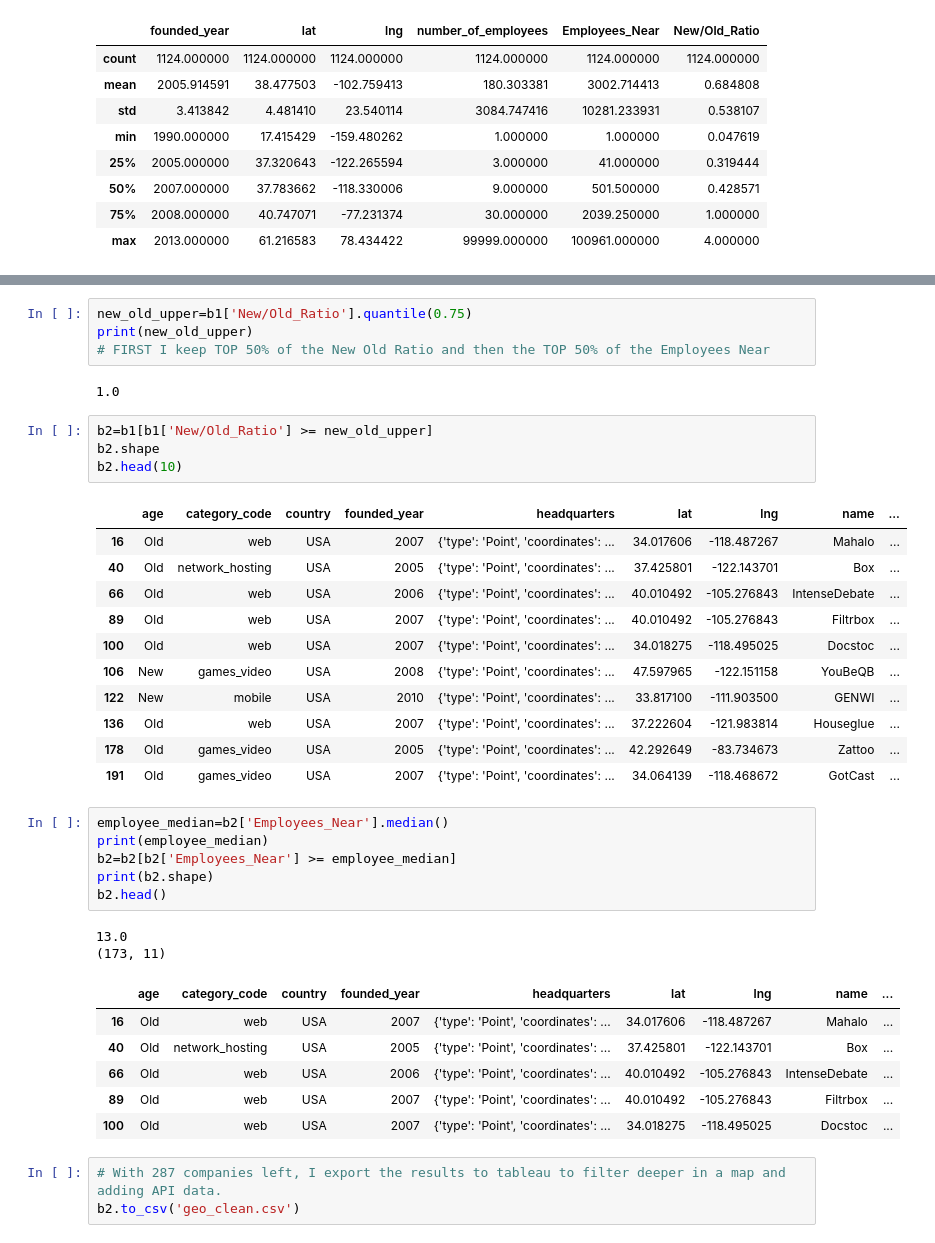
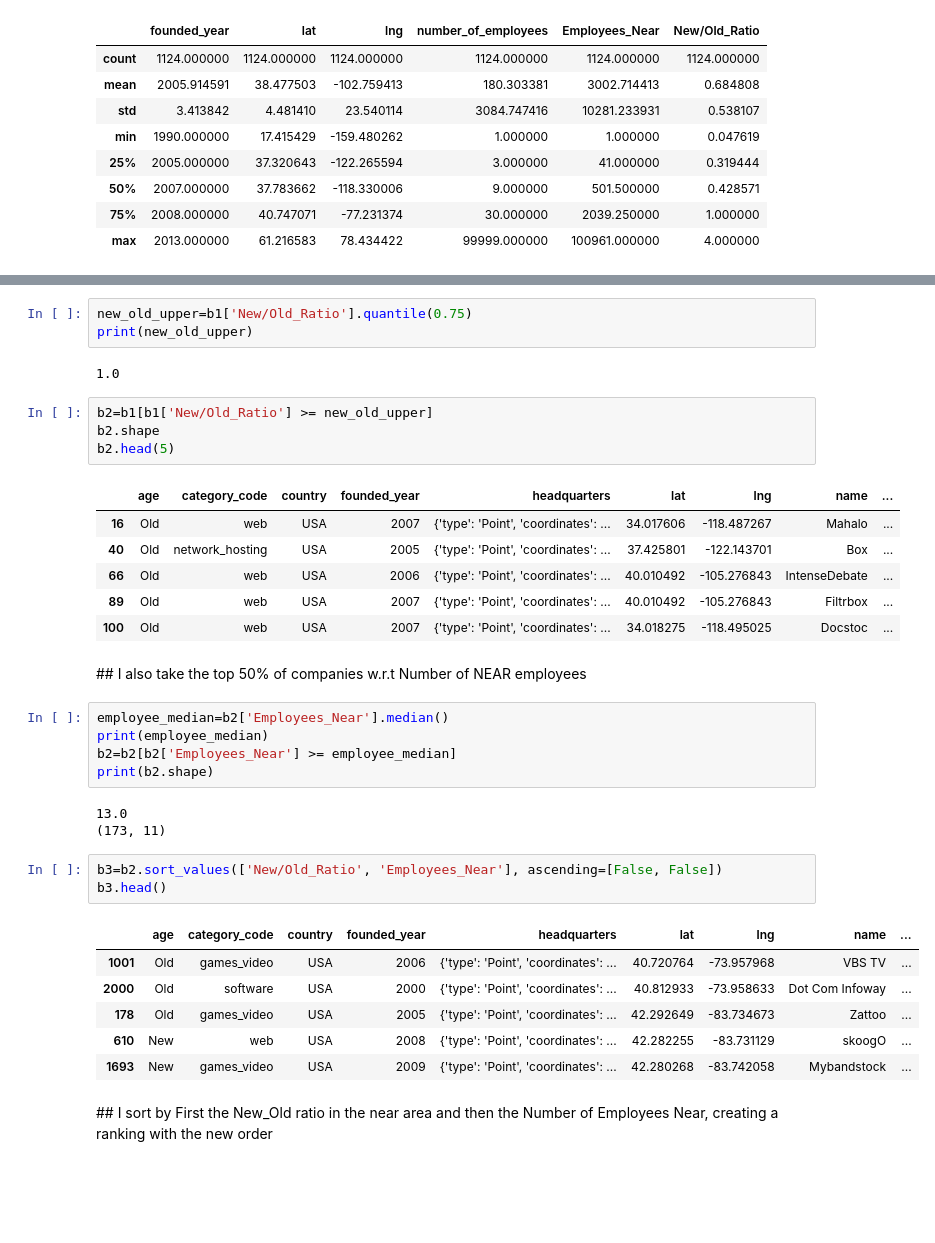
Before and after one commit to Pela12345/project-geospatial, a Jupyter notebook: Geo-Queries-Near.ipynb, the cells around one changed output, grey strips where cells are left out. Saved outputs shown, nothing was run; the diff lists cells and outputs as text; blank space fills up the shorter version.

```diff
--- a/Geo-Queries-Near.ipynb
+++ b/Geo-Queries-Near.ipynb
@@ -172,13 +176,12 @@ b1.describe()
 # %%
 new_old_upper=b1['New/Old_Ratio'].quantile(0.75)
 print(new_old_upper)
-# FIRST I keep TOP 50% of the New Old Ratio and then the TOP 50% of the Employees Near
 # %% [output]
 1.0
 # %%
 b2=b1[b1['New/Old_Ratio'] >= new_old_upper]
 b2.shape
-b2.head(10)
+b2.head(5)
 # %% [output]
 |  | age | category_code | country | founded_year | headquarters | lat | lng | name | ... |
 | 16 | Old | web | USA | 2007 | {'type': 'Point', 'coordinates': ... | 34.017606 | -118.487267 | Mahalo | ... |
@@ -186,26 +189,25 @@ b2.head(10)
 | 66 | Old | web | USA | 2006 | {'type': 'Point', 'coordinates': ... | 40.010492 | -105.276843 | IntenseDebate | ... |
 | 89 | Old | web | USA | 2007 | {'type': 'Point', 'coordinates': ... | 40.010492 | -105.276843 | Filtrbox | ... |
 | 100 | Old | web | USA | 2007 | {'type': 'Point', 'coordinates': ... | 34.018275 | -118.495025 | Docstoc | ... |
-| 106 | New | games_video | USA | 2008 | {'type': 'Point', 'coordinates': ... | 47.597965 | -122.151158 | YouBeQB | ... |
-| 122 | New | mobile | USA | 2010 | {'type': 'Point', 'coordinates': ... | 33.817100 | -111.903500 | GENWI | ... |
-| 136 | Old | web | USA | 2007 | {'type': 'Point', 'coordinates': ... | 37.222604 | -121.983814 | Houseglue | ... |
-| 178 | Old | games_video | USA | 2005 | {'type': 'Point', 'coordinates': ... | 42.292649 | -83.734673 | Zattoo | ... |
-| 191 | Old | games_video | USA | 2007 | {'type': 'Point', 'coordinates': ... | 34.064139 | -118.468672 | GotCast | ... |
+# %% [markdown]
+## I also take the top 50% of companies w.r.t Number of NEAR employees
 # %%
 employee_median=b2['Employees_Near'].median()
 print(employee_median)
 b2=b2[b2['Employees_Near'] >= employee_median]
 print(b2.shape)
-b2.head()
 # %% [output]
 13.0
 (173, 11)
-|  | age | category_code | country | founded_year | headquarters | lat | lng | name | ... |
-| 16 | Old | web | USA | 2007 | {'type': 'Point', 'coordinates': ... | 34.017606 | -118.487267 | Mahalo | ... |
-| 40 | Old | network_hosting | USA | 2005 | {'type': 'Point', 'coordinates': ... | 37.425801 | -122.143701 | Box | ... |
-| 66 | Old | web | USA | 2006 | {'type': 'Point', 'coordinates': ... | 40.010492 | -105.276843 | IntenseDebate | ... |
-| 89 | Old | web | USA | 2007 | {'type': 'Point', 'coordinates': ... | 40.010492 | -105.276843 | Filtrbox | ... |
-| 100 | Old | web | USA | 2007 | {'type': 'Point', 'coordinates': ... | 34.018275 | -118.495025 | Docstoc | ... |
-# %%
-# With 287 companies left, I export the results to tableau to filter deeper in a map and adding API data.
-b2.to_csv('geo_clean.csv')
+# %%
+b3=b2.sort_values(['New/Old_Ratio', 'Employees_Near'], ascending=[False, False])
+b3.head()
+# %% [output]
+|  | age | category_code | country | founded_year | headquarters | lat | lng | name | ... |
+| 1001 | Old | games_video | USA | 2006 | {'type': 'Point', 'coordinates': ... | 40.720764 | -73.957968 | VBS TV | ... |
+| 2000 | Old | software | USA | 2000 | {'type': 'Point', 'coordinates': ... | 40.812933 | -73.958633 | Dot Com Infoway | ... |
+| 178 | Old | games_video | USA | 2005 | {'type': 'Point', 'coordinates': ... | 42.292649 | -83.734673 | Zattoo | ... |
+| 610 | New | web | USA | 2008 | {'type': 'Point', 'coordinates': ... | 42.282255 | -83.731129 | skoogO | ... |
+| 1693 | New | games_video | USA | 2009 | {'type': 'Point', 'coordinates': ... | 42.280268 | -83.742058 | Mybandstock | ... |
+# %% [markdown]
+## I sort by First the New_Old ratio in the near area and then the Number of Employees Near, creating a ranking with the new order
```
Also changed, not shown: parts of 30 cells of this notebook, 6 other files.
